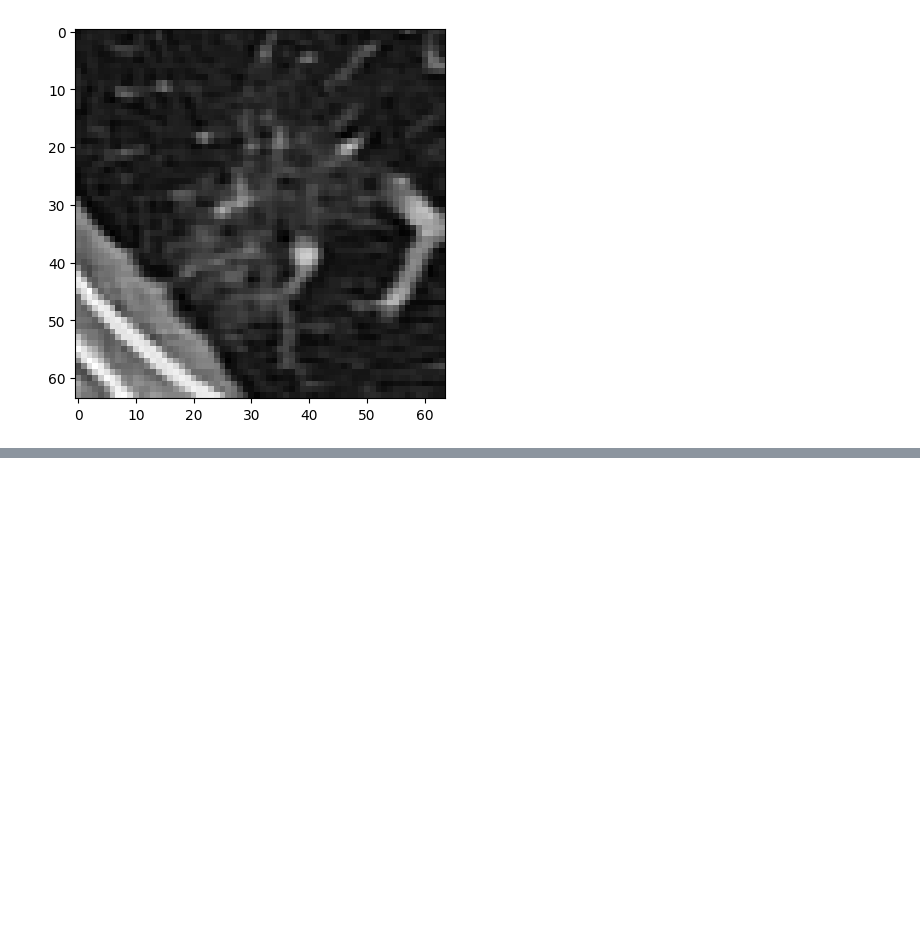
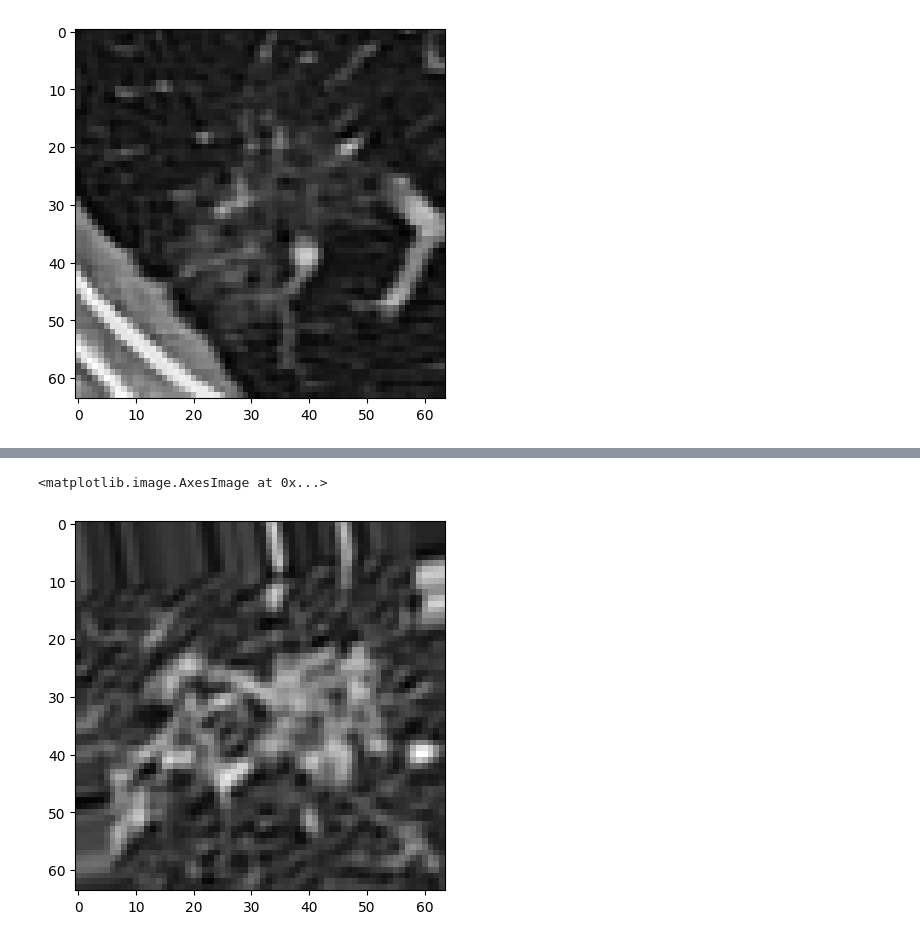
Before and after one commit to Pkaps25/nsclcrecurrence, a Jupyter notebook: ct_lung_class/scratch.ipynb, the cells around one changed output, grey strips where cells are left out. Saved outputs shown, nothing was run; the diff lists cells and outputs as text; code cells hidden in the pictures; blank space fills up the shorter version.

```diff
--- a/ct_lung_class/scratch.ipynb
+++ b/ct_lung_class/scratch.ipynb
@@ -354,0 +447,17 @@ plt.imshow(ct[49], cmap="grey")
+# %%
+rand_affine = RandAffine(
+    mode=("bilinear"),
+    prob=1.0,
+    # spatial_size=(64, 64, 64),
+    translate_range=(8, 8, 8),
+    rotate_range=(np.pi / 6, np.pi / 6, np.pi / 4),
+    scale_range=(0.1, 0.1, 0.1),
+    padding_mode="border",
+)
+transforms = Compose([rand_affine, RandFlip(), RandGaussianNoise(0.1)])
+final = transforms(sitk.GetArrayFromImage(sl))
+# plt.imshow(sitk.GetArrayFromImage(sl)[14], cmap="grey")
+plt.imshow(final[16], cmap="grey")
+# %% [output]
+<matplotlib.image.AxesImage at 0x...>
+[figure, added]
```
Also changed, not shown: parts of 12 cells of this notebook, 12 other files.
